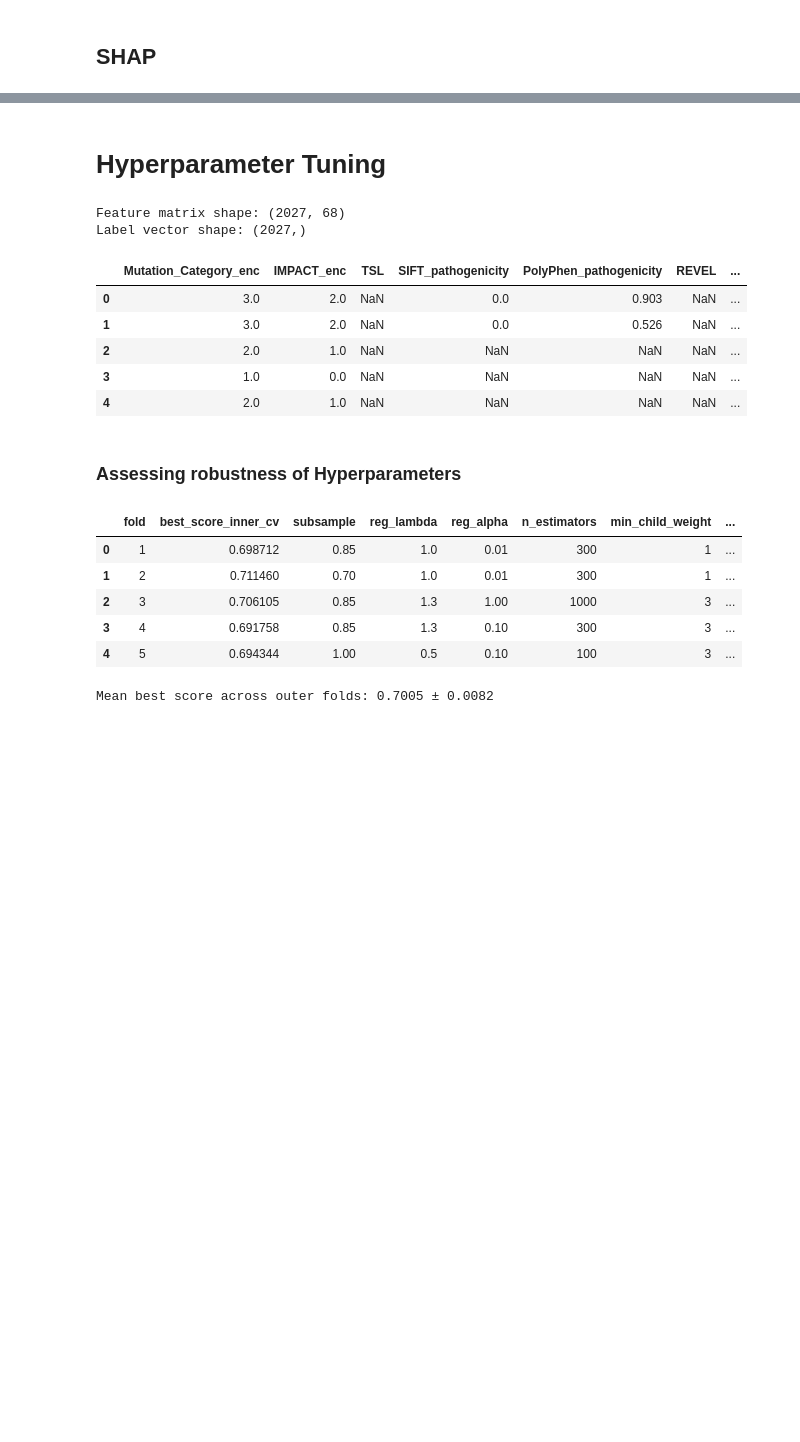
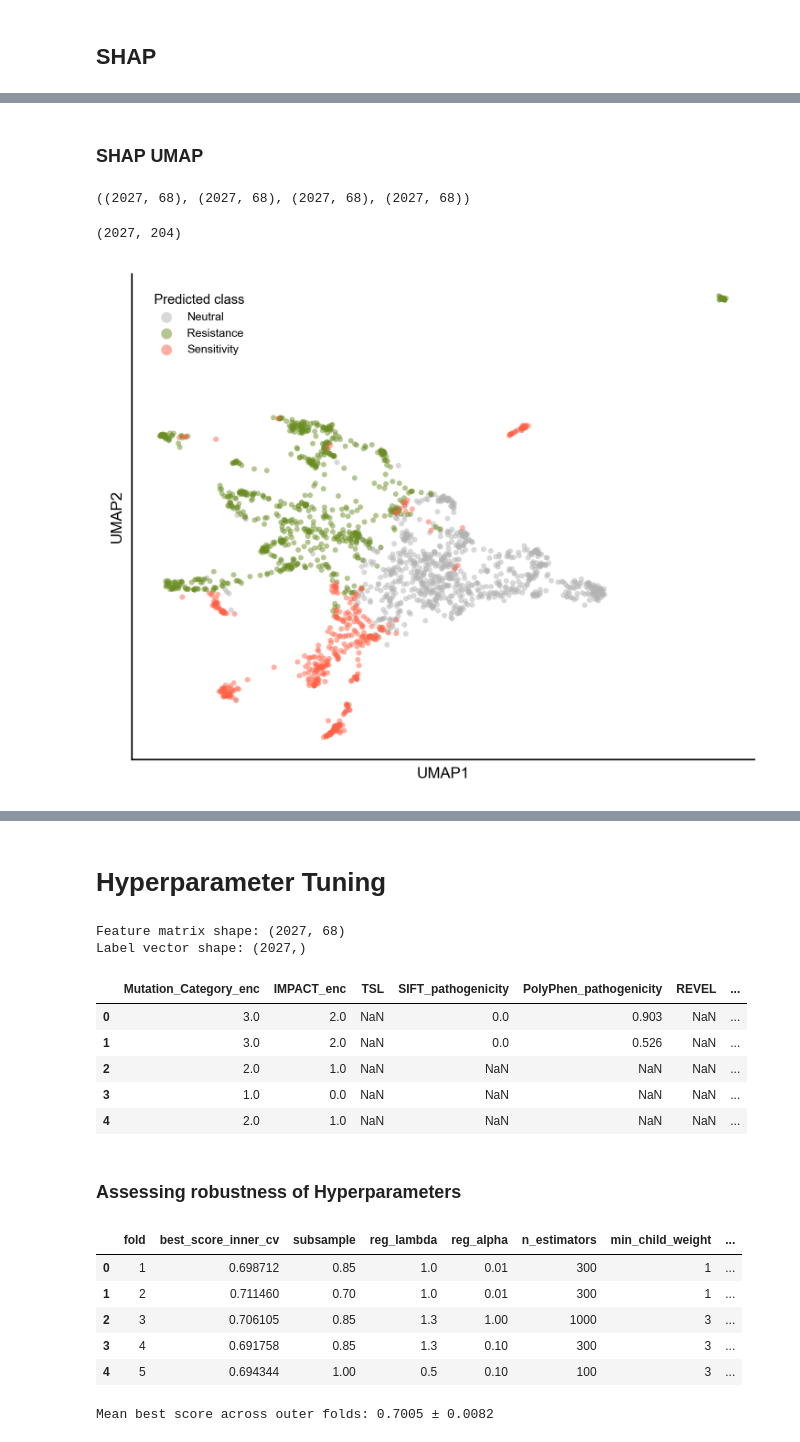
Before and after one commit to QuantitativeBiology/BECancerResistome, a Jupyter notebook: BECancerResistome/Prediction/Drug_prediction.ipynb, the cells around one changed output, grey strips where cells are left out. Drawn from its saved outputs; the diff is of its cells as text; code cells hidden in the pictures; blank space fills up the shorter version.

```diff
--- a/BECancerResistome/Prediction/Drug_prediction.ipynb
+++ b/BECancerResistome/Prediction/Drug_prediction.ipynb
@@ -859,0 +949,2 @@ dtype: float32
+# %% [markdown]
+### SHAP UMAP
@@ -859,0 +989,62 @@ dtype: float32
+# %%
+#SHAP of the predicted class for each sample
+shap_pred= get_shap_predicted_class(shap_values, y_pred_final)
+
+#SHAP per class
+idx_sensitivity = list(le.classes_).index("Sensitivity")
+idx_neutral = list(le.classes_).index("Neutral")
+idx_resistance = list(le.classes_).index("Resistance")
+
+shap_sensitivity = shap_values[:, :, idx_sensitivity]
+shap_neutral = shap_values[:, :, idx_neutral]
+shap_resistance = shap_values[:, :, idx_resistance]
+# %%
+shap_concat = np.concatenate([shap_sensitivity, shap_neutral, shap_resistance], axis=1)
+# %%
+shap_sensitivity.shape, shap_neutral.shape, shap_resistance.shape, shap_pred.shape
+# %% [output]
+((2027, 68), (2027, 68), (2027, 68), (2027, 68))
+# %%
+shap_concat.shape
+# %% [output]
+(2027, 204)
+# %%
+#Get UMAP embedding of SHAP values
+embed_pred = get_shap_umap_embedding(shap_concat, n_neighbors=15, min_dist=0.1, random_state=42, scale=True)
+# %%
+# UMAP colored by predicted class
+class_labels = {i: c for i, c in enumerate(le.classes_)}
+class_colors = {
+    0: "#b3b3b3",
+    1: "olivedrab",
+    2: "tomato",
+}
+
+plt.figure(figsize=(5, 4))
+
+for class_idx in np.unique(y_pred_final):
+    mask = y_pred_final == class_idx
+
+    plt.scatter(
+        embed_pred[mask, 0],
+        embed_pred[mask, 1],
+        c=class_colors[class_idx],
+        label=class_labels[class_idx],
+        s=8,
+        alpha=0.5,
+        edgecolors='none',
+        linewidths=0
+    )
+
+plt.xlabel("UMAP1", fontsize=8)
+
+plt.ylabel("UMAP2", fontsize=8)
+plt.xticks([])
+plt.yticks([])
+plt.tick_params(left=False, bottom=False)
+plt.legend(title="Predicted class", markerscale=2, fontsize=6, title_fontsize=7, loc="upper left", frameon=False, bbox_to_anchor=(0.02, 0.98))
+plt.grid(False)
+plt.tight_layout()
+plt.show()
+# %% [output]
+[figure, added]
```
Also changed, not shown: parts of 41 cells of this notebook, 6 other files.
